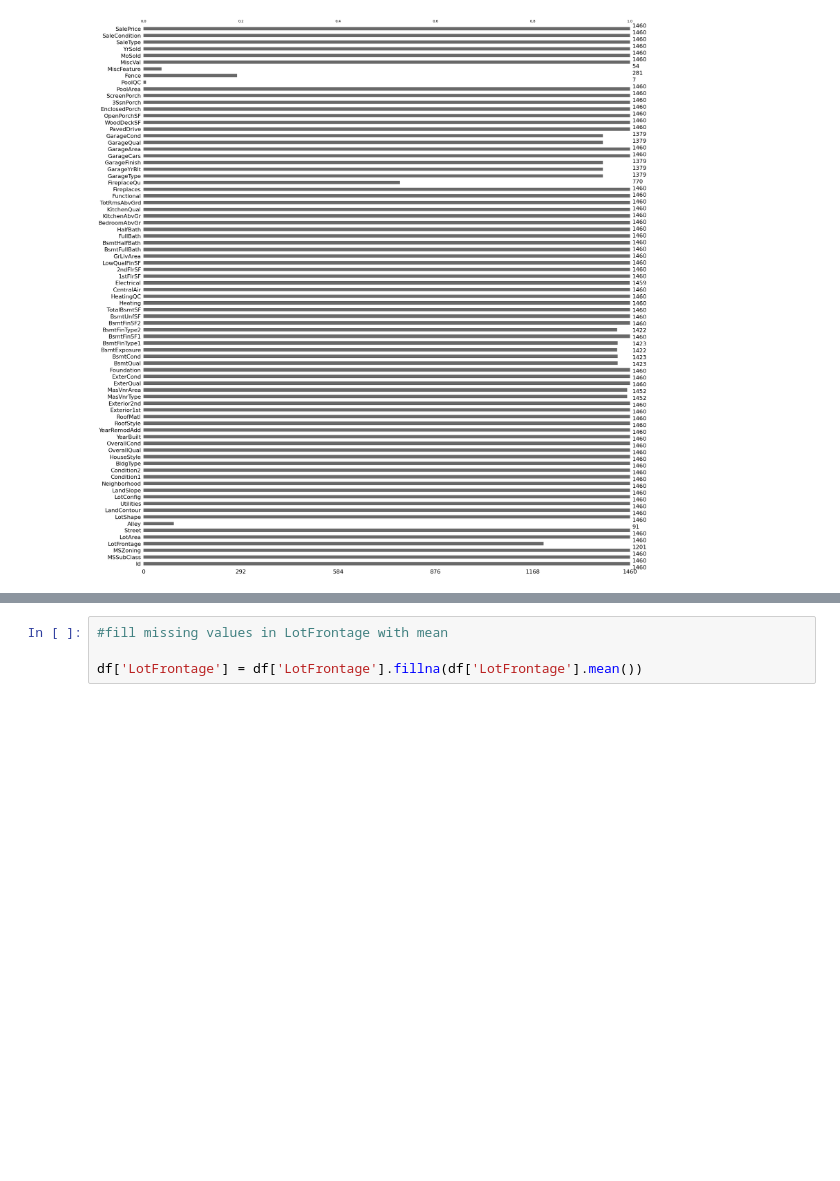
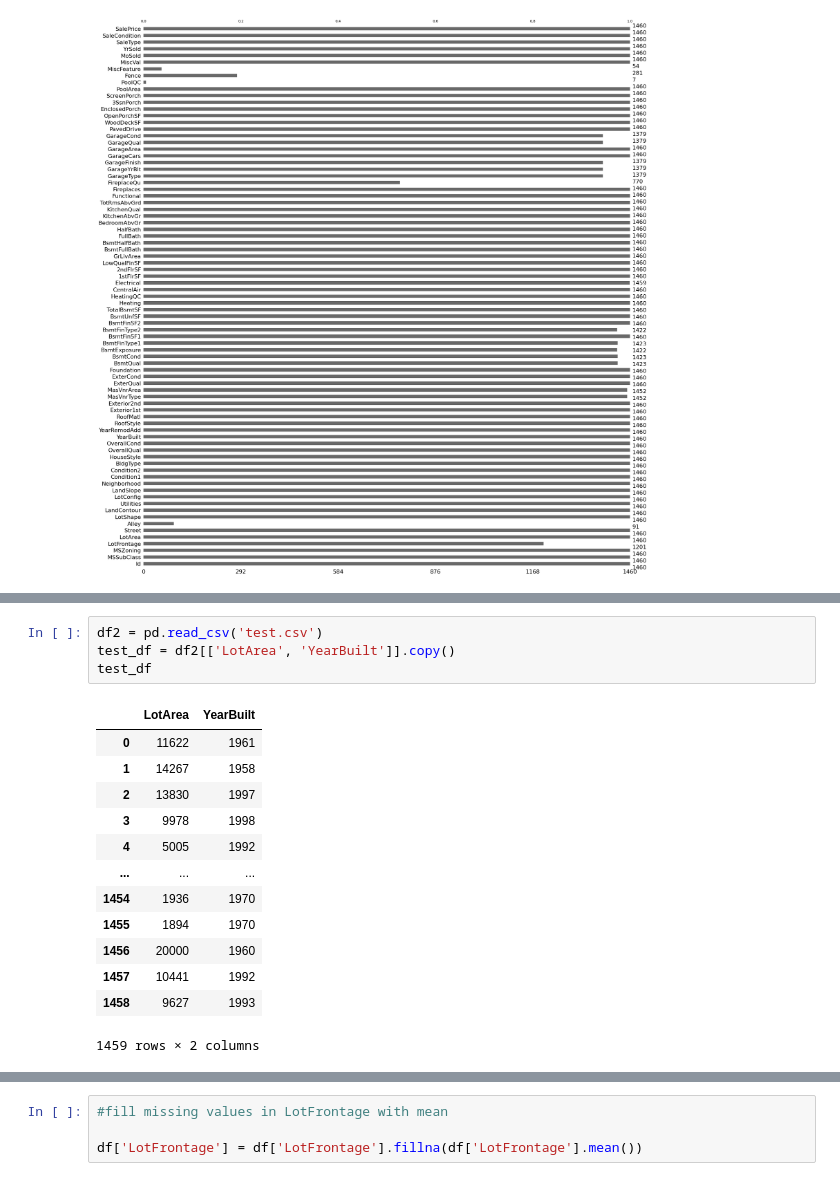
Before and after one commit to MariamMowafy/Data-Engineering-Studies, a Jupyter notebook: Advanced Regression Techniques - House Prices/house_prices.ipynb, the cells around one changed output, grey strips where cells are left out. Saved outputs shown, nothing was run; the diff lists cells and outputs as text; blank space fills up the shorter version.

```diff
--- a/Advanced Regression Techniques - House Prices/house_prices.ipynb
+++ b/Advanced Regression Techniques - House Prices/house_prices.ipynb
@@ -63,0 +90,18 @@ msno.bar(df)
+# %%
+df2 = pd.read_csv('test.csv')
+test_df = df2[['LotArea', 'YearBuilt']].copy()
+test_df
+# %% [output]
+|  | LotArea | YearBuilt |
+| 0 | 11622 | 1961 |
+| 1 | 14267 | 1958 |
+| 2 | 13830 | 1997 |
+| 3 | 9978 | 1998 |
+| 4 | 5005 | 1992 |
+| ... | ... | ... |
+| 1454 | 1936 | 1970 |
+| 1455 | 1894 | 1970 |
+| 1456 | 20000 | 1960 |
+| 1457 | 10441 | 1992 |
+| 1458 | 9627 | 1993 |
+1459 rows × 2 columns
```
Also changed, not shown: parts of 9 cells of this notebook.
